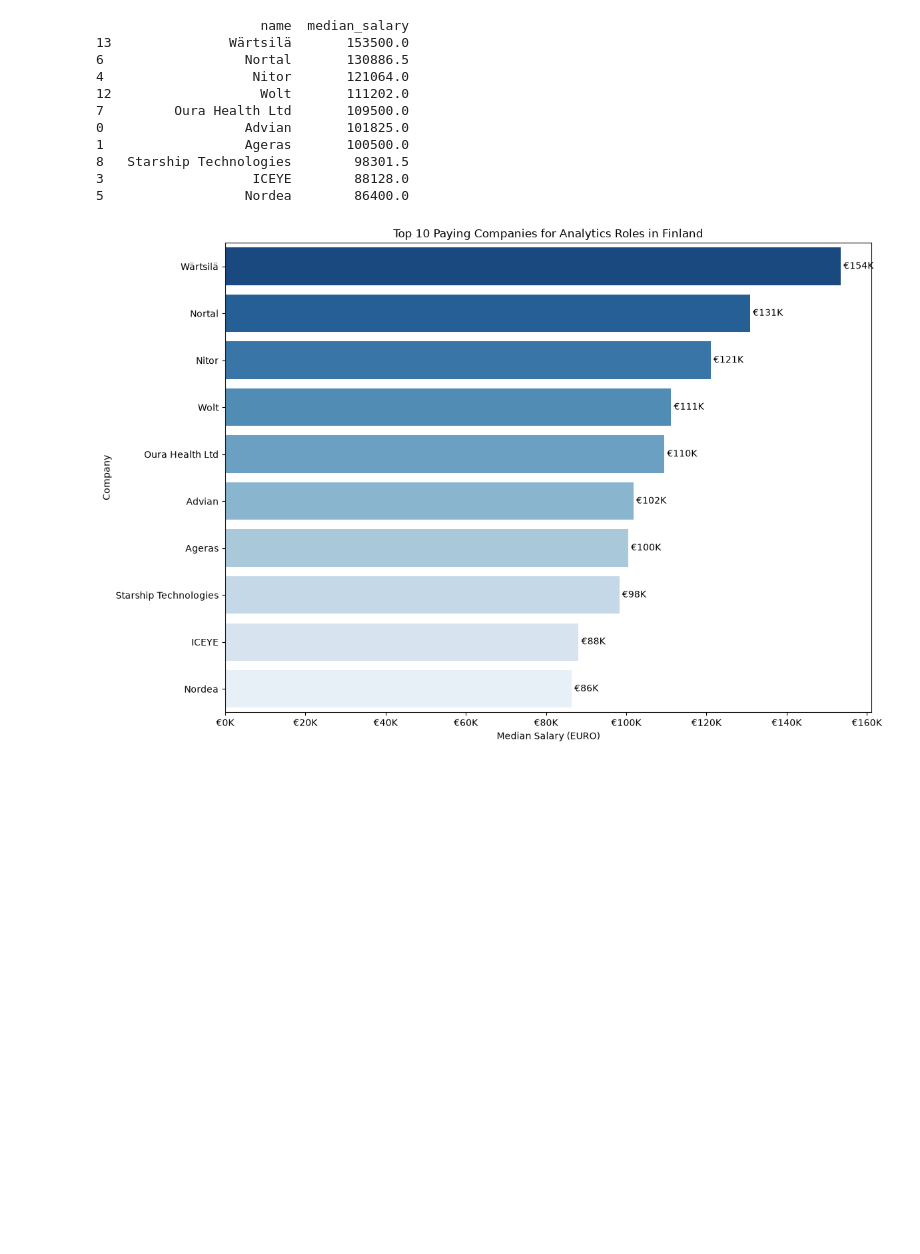
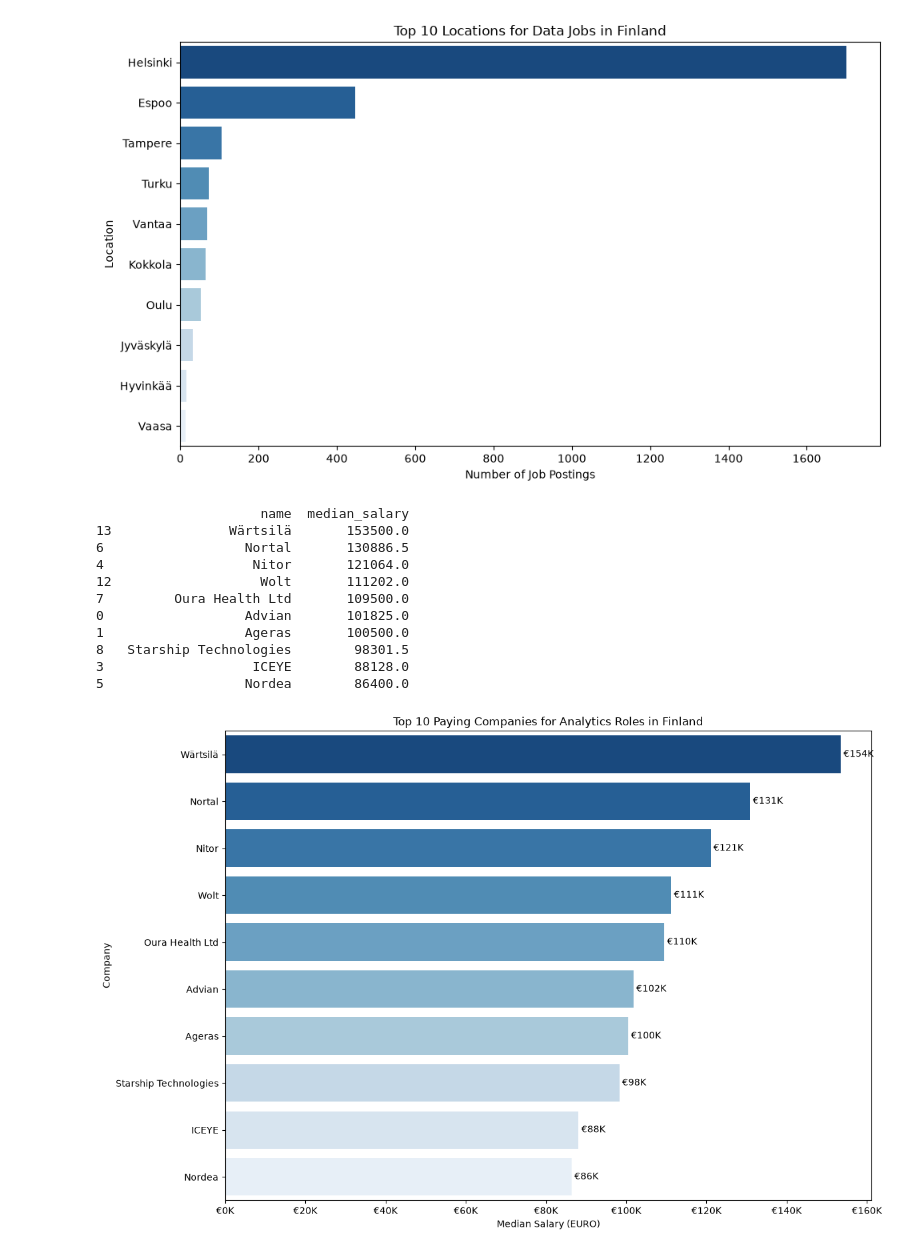
Before and after one commit to Segzybounty/Python_works, a Jupyter notebook: jobs_Project/EDA_intro.ipynb, the cells around one changed output. Cells and saved outputs as stored; diff of their text form; code cells hidden in the pictures; blank space fills up the shorter version.

```diff
--- a/jobs_Project/EDA_intro.ipynb
+++ b/jobs_Project/EDA_intro.ipynb
@@ -68,3 +23,103 @@ plt.show()
+# %%
+
+# -----------------------------
+# Date Processing
+# -----------------------------
+
+df_fact['job_posted_date'] = pd.to_datetime(df_fact['job_posted_date'])
+
+df_fact['year_posted'] = (
+    df_fact['job_posted_date']
+    .dt.year
+)
+
+# -----------------------------
+# Filter Finland Data Roles
+# -----------------------------
+
+job_titles = [
+    'Data Analyst',
+    'Data Scientist',
+    'Data Engineer',
+    'Business Analyst',
+    'Senior Data Analyst',
+    'Senior Data Engineer',
+    'Senior Data Scientist'
+]
+
+df_fin = df_fact[
+    (df_fact['job_country'] == 'Finland')
+    &
+    (df_fact['job_title_short'].isin(job_titles))
+].copy()
+
+# -----------------------------
+# Clean Location Data
+# -----------------------------
+
+# Remove 'Anywhere'
+df_fin = df_fin[
+    ~df_fin['job_location'].str.contains(
+        'Anywhere',
+        na=False
+    )
+]
+
+# Remove ', Finland'
+df_fin['job_location'] = (
+    df_fin['job_location']
+    .str.replace(', Finland', '', regex=False)
+)
+
+# Remove rows where location is only Finland
+df_fin = df_fin[
+    df_fin['job_location'] != 'Finland'
+]
+
+# Remove blanks just in case
+df_fin = df_fin[
+    df_fin['job_location'].notna()
+]
+
+# -----------------------------
+# Count Locations
+# -----------------------------
+
+location_counts = (
+    df_fin['job_location']
+    .value_counts()
+    .head(10)
+    .reset_index()
+)
+
+location_counts.columns = [
+    'job_location',
+    'job_count'
+]
+
+# -----------------------------
+# Plot
+# -----------------------------
+
+plt.figure(figsize=(10, 6))
+
+sns.barplot(
+    data=location_counts,
+    x='job_count',
+    y='job_location',
+    palette='Blues_r',
+    hue='job_location',
+    legend=False
+)
+
+plt.title('Top 10 Locations for Data Jobs in Finland')
+plt.xlabel('Number of Job Postings')
+plt.ylabel('Location')
+
+plt.tight_layout()
+plt.show()
+# %% [output]
+[figure, added]
 # %%
 # EDA 1(ii) what are the companies offering this jobs in finland
 # job titles to analyze
```
Also changed, not shown: parts of 5 cells of this notebook, 12 other files.
